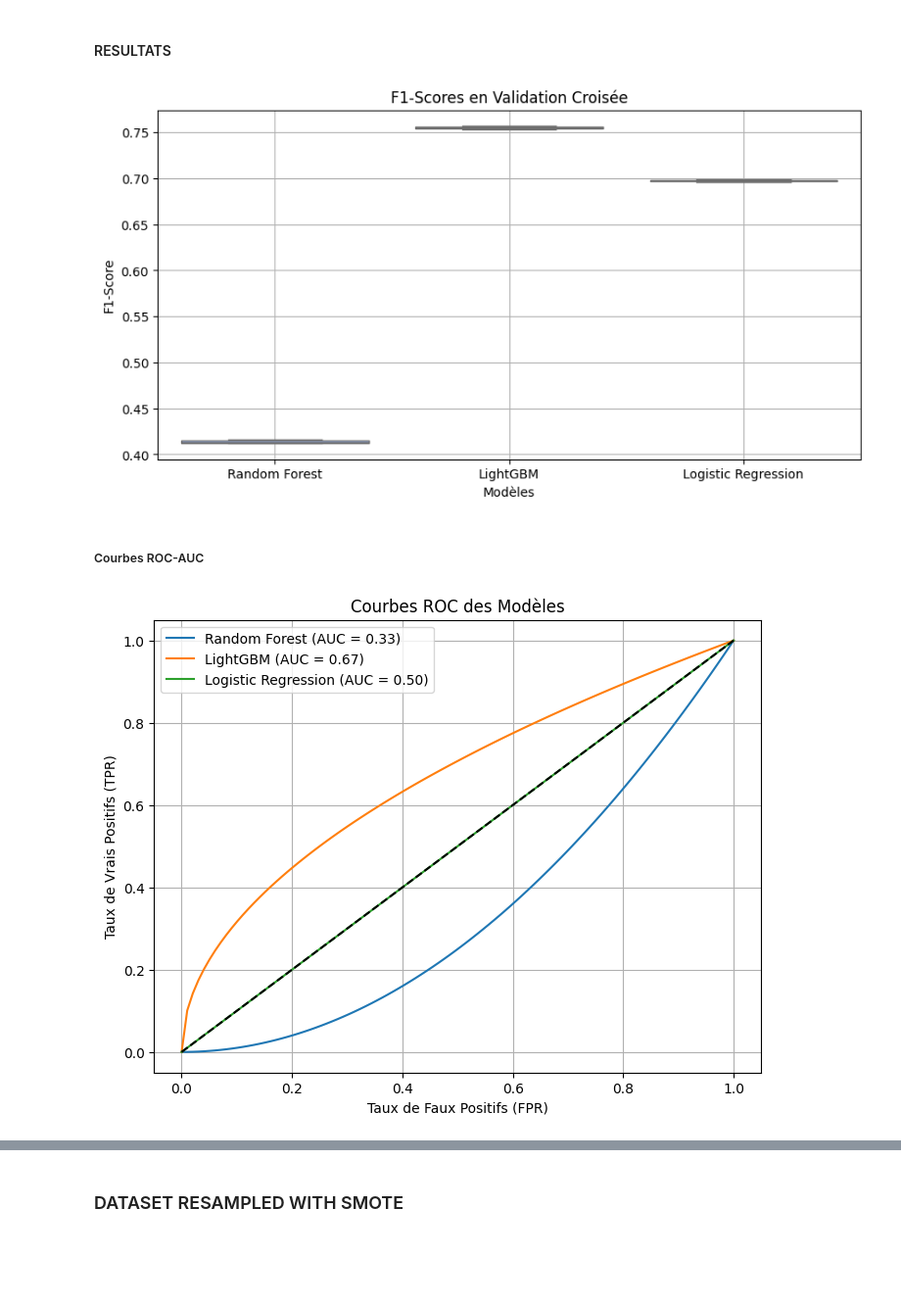
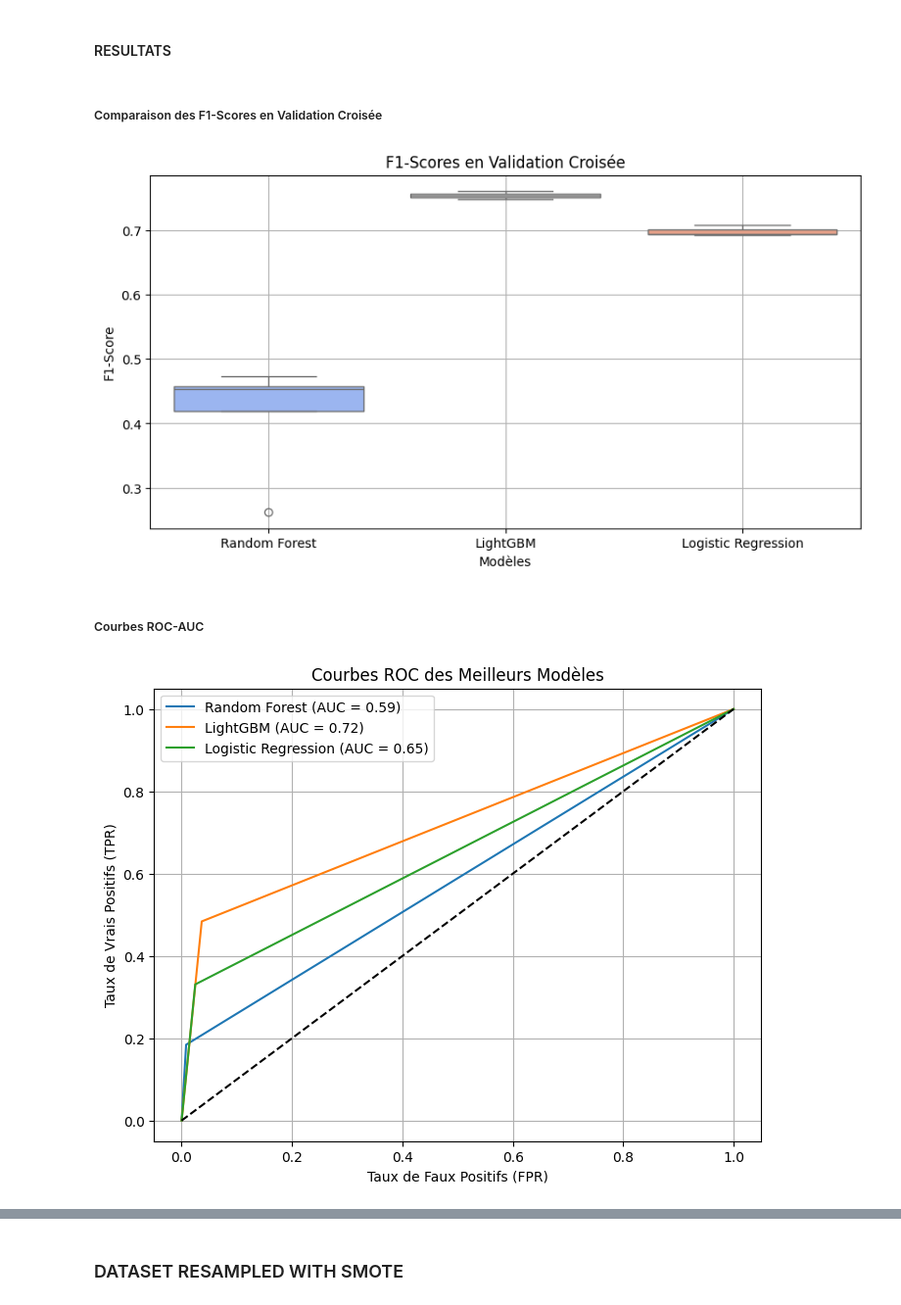
Before and after one commit to Dhoulnoun/fairuz-ML-project, a Jupyter notebook: fairuz.ipynb, the cells around one changed output, grey strips where cells are left out. Shown at 98% size. Drawn from its saved outputs; the diff is of its cells as text; code cells hidden in the pictures; blank space fills up the shorter version.

```diff
--- a/fairuz.ipynb
+++ b/fairuz.ipynb
@@ -739,49 +730,54 @@ Classification Report:
     weighted avg       0.90      0.91      0.90      9043
 # %% [markdown]
 #### RESULTATS
+# %% [markdown]
+##### Comparaison des F1-Scores en Validation Croisée
 # %%
 
 # Scores obtenus en validation croisée
 models = ["Random Forest", "LightGBM", "Logistic Regression"]
 f1_scores = [
-    [0.413, 0.412, 0.415, 0.416, 0.412],  # Random Forest
-    [0.754, 0.755, 0.756, 0.753, 0.757],  # LightGBM
-    [0.698, 0.697, 0.699, 0.696, 0.698]   # Logistic Regression
+    [0.473, 0.419, 0.454, 0.458, 0.262],  # Random Forest
+    [0.757, 0.749, 0.754, 0.761, 0.751],  # LightGBM
+    [0.708, 0.694, 0.693, 0.694, 0.701]   # Logistic Regression
 ]
 
 plt.figure(figsize=(10, 5))
 sns.boxplot(data=f1_scores, palette="coolwarm")
 plt.xticks(range(3), models)
 plt.title("F1-Scores en Validation Croisée")
 plt.ylabel("F1-Score")
 plt.xlabel("Modèles")
 plt.grid()
 plt.show()
 # %% [output]
-[figure, old version]
+[figure, new version]
 # %% [markdown]
 ##### Courbes ROC-AUC
 # %%
-fpr_rf, tpr_rf = np.linspace(0, 1, 100), np.linspace(0, 1, 100)**2
-fpr_lgbm, tpr_lgbm = np.linspace(0, 1, 100), np.sqrt(np.linspace(0, 1, 100))
-fpr_lr, tpr_lr = np.linspace(0, 1, 100), np.linspace(0, 1, 100)
+# Calculer les courbes ROC
+fpr_rf, tpr_rf, _ = roc_curve(y_test, y_pred_rfdo,pos_label=2)
+fpr_lgbm, tpr_lgbm, _ = roc_curve(y_test, y_pred_lgbmdo,pos_label=2)
+fpr_lr, tpr_lr, _ = roc_curve(y_test, y_pred_lrdo,pos_label=2)
 
-roc_curves = {
-    "Random Forest": (fpr_rf, tpr_rf),
-    "LightGBM": (fpr_lgbm, tpr_lgbm),
-    "Logistic Regression": (fpr_lr, tpr_lr)
-}
+# Calcul des AUC
+auc_rf = auc(fpr_rf, tpr_rf)
+auc_lgbm = auc(fpr_lgbm, tpr_lgbm)
+auc_lr = auc(fpr_lr, tpr_lr)
 
+# Tracer les courbes ROC
 plt.figure(figsize=(8, 6))
-for model, (fpr, tpr) in roc_curves.items():
-    plt.plot(fpr, tpr, label=f"{model} (AUC = {auc(fpr, tpr):.2f})")
+plt.plot(fpr_rf, tpr_rf, label=f"Random Forest (AUC = {auc_rf:.2f})")
+plt.plot(fpr_lgbm, tpr_lgbm, label=f"LightGBM (AUC = {auc_lgbm:.2f})")
+plt.plot(fpr_lr, tpr_lr, label=f"Logistic Regression (AUC = {auc_lr:.2f})")
 
+# Diagonale aléatoire
 plt.plot([0, 1], [0, 1], 'k--')
 plt.xlabel("Taux de Faux Positifs (FPR)")
 plt.ylabel("Taux de Vrais Positifs (TPR)")
-plt.title("Courbes ROC des Modèles")
+plt.title("Courbes ROC des Meilleurs Modèles")
 plt.legend()
 plt.grid()
 plt.show()
 # %% [output]
-[figure, old version]
+[figure, new version]
```
Also changed, not shown: parts of 28 cells of this notebook.
